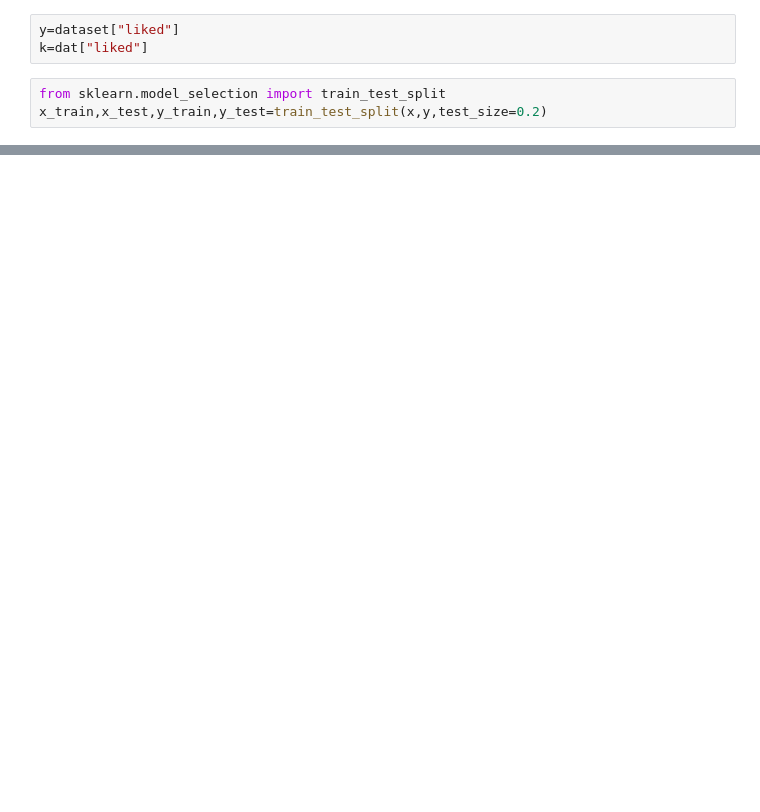
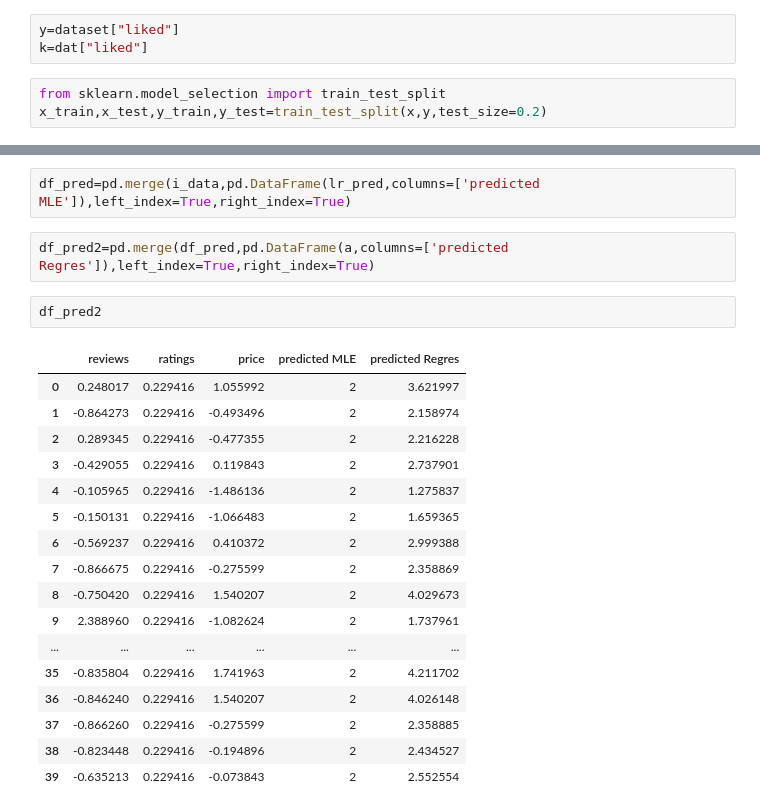
Before and after one commit to depgh431/Brain, a Jupyter notebook: Brr.ipynb, the cells around one changed output, grey strips where cells are left out. Saved outputs shown, nothing was run; the diff lists cells and outputs as text; blank space fills up the shorter version.

```diff
--- a/Brr.ipynb
+++ b/Brr.ipynb
@@ -112,0 +271,24 @@ print(len(u))
+# %%
+df_pred=pd.merge(i_data,pd.DataFrame(lr_pred,columns=['predicted MLE']),left_index=True,right_index=True)
+# %%
+df_pred2=pd.merge(df_pred,pd.DataFrame(a,columns=['predicted Regres']),left_index=True,right_index=True)
+# %%
+df_pred2
+# %% [output]
+|  | reviews | ratings | price | predicted MLE | predicted Regres |
+| 0 | 0.248017 | 0.229416 | 1.055992 | 2 | 3.621997 |
+| 1 | -0.864273 | 0.229416 | -0.493496 | 2 | 2.158974 |
+| 2 | 0.289345 | 0.229416 | -0.477355 | 2 | 2.216228 |
+| 3 | -0.429055 | 0.229416 | 0.119843 | 2 | 2.737901 |
+| 4 | -0.105965 | 0.229416 | -1.486136 | 2 | 1.275837 |
+| 5 | -0.150131 | 0.229416 | -1.066483 | 2 | 1.659365 |
+| 6 | -0.569237 | 0.229416 | 0.410372 | 2 | 2.999388 |
+| 7 | -0.866675 | 0.229416 | -0.275599 | 2 | 2.358869 |
+| 8 | -0.750420 | 0.229416 | 1.540207 | 2 | 4.029673 |
+| 9 | 2.388960 | 0.229416 | -1.082624 | 2 | 1.737961 |
+| ... | ... | ... | ... | ... | ... |
+| 35 | -0.835804 | 0.229416 | 1.741963 | 2 | 4.211702 |
+| 36 | -0.846240 | 0.229416 | 1.540207 | 2 | 4.026148 |
+| 37 | -0.866260 | 0.229416 | -0.275599 | 2 | 2.358885 |
+| 38 | -0.823448 | 0.229416 | -0.194896 | 2 | 2.434527 |
+| 39 | -0.635213 | 0.229416 | -0.073843 | 2 | 2.552554 |
```
Also changed, not shown: parts of 29 cells of this notebook.
